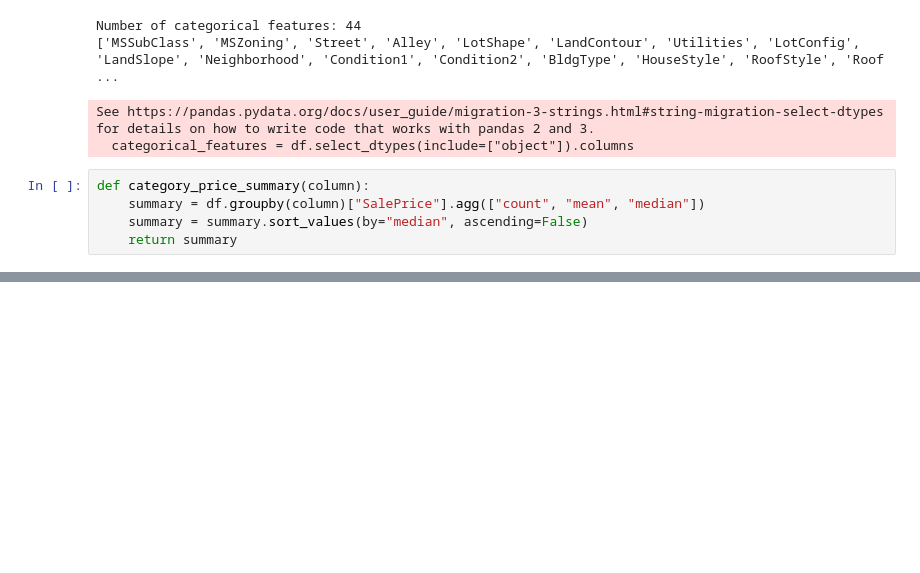
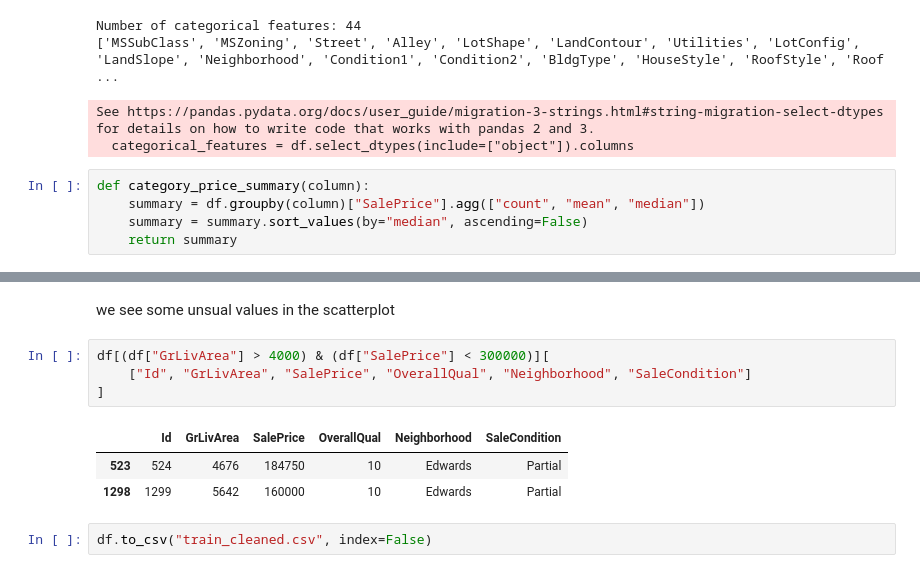
Before and after one commit to MimiKat-Fir/house-prices-prediction-ai-project, a Jupyter notebook: data/data_analyze.ipynb, the cells around one changed output, grey strips where cells are left out. Drawn from its saved outputs; the diff is of its cells as text; blank space fills up the shorter version.

```diff
--- a/data/data_analyze.ipynb
+++ b/data/data_analyze.ipynb
@@ -332,0 +342,12 @@ def category_price_summary(column):
+# %% [markdown]
+we see some unsual values in the scatterplot
+# %%
+df[(df["GrLivArea"] > 4000) & (df["SalePrice"] < 300000)][
+    ["Id", "GrLivArea", "SalePrice", "OverallQual", "Neighborhood", "SaleCondition"]
+]
+# %% [output]
+|  | Id | GrLivArea | SalePrice | OverallQual | Neighborhood | SaleCondition |
+| 523 | 524 | 4676 | 184750 | 10 | Edwards | Partial |
+| 1298 | 1299 | 5642 | 160000 | 10 | Edwards | Partial |
+# %%
+df.to_csv("train_cleaned.csv", index=False)
```
Also changed, not shown: parts of 2 cells of this notebook, 1 other file.
